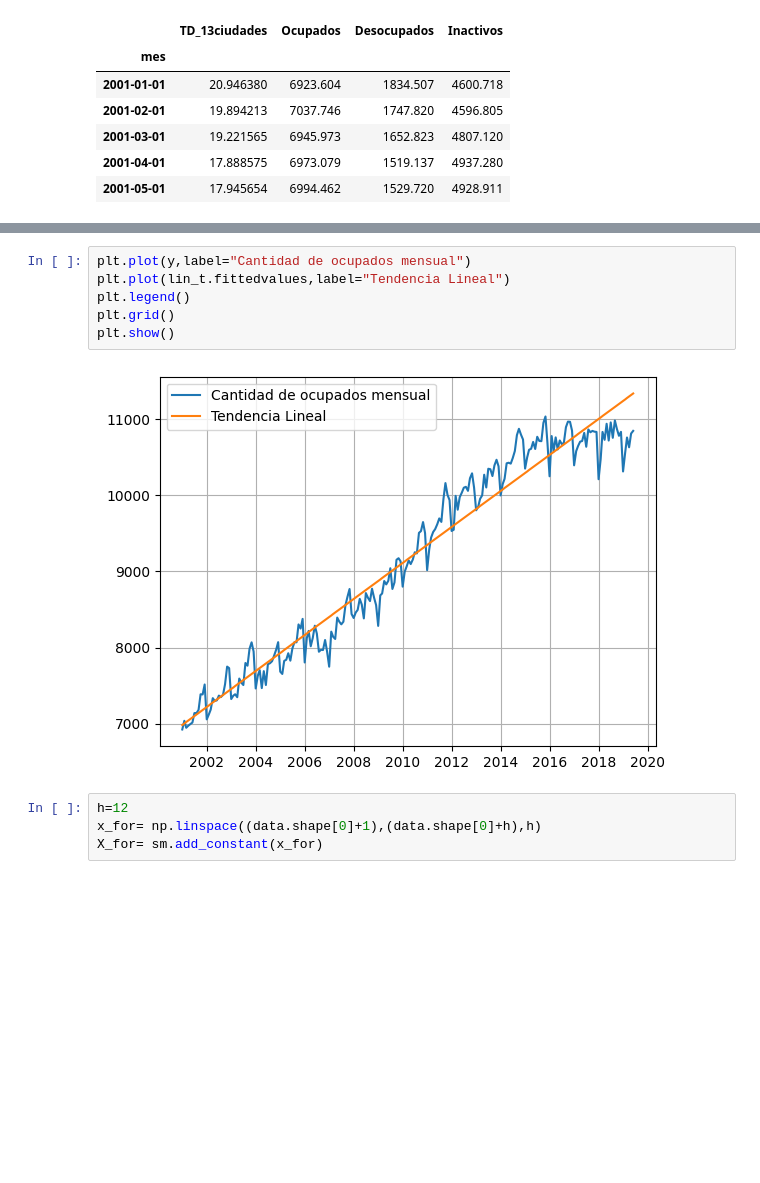
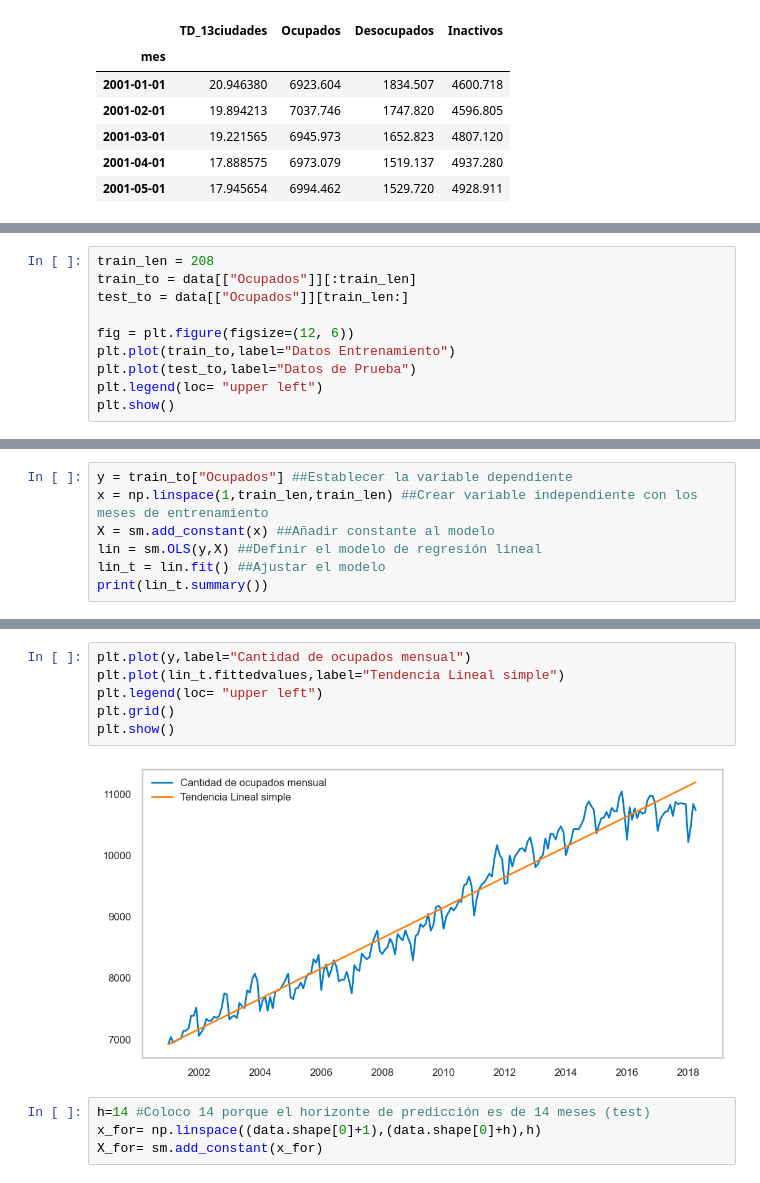
Before and after one commit to DarkLord0404/AAIII, a Jupyter notebook: Taller 2/Taller2.ipynb, the cells around one changed output, grey strips where cells are left out. Saved outputs shown, nothing was run; the diff lists cells and outputs as text; blank space fills up the shorter version.

Commit message:
Subo notebook con trabajo completo, además texto del informe y excel con modelo de las tablas

```diff
--- a/Taller 2/Taller2.ipynb
+++ b/Taller 2/Taller2.ipynb
@@ -53,0 +75,10 @@ Notes:
+# %%
+train_len = 208
+train_to = data[["Ocupados"]][:train_len]
+test_to = data[["Ocupados"]][train_len:]
+
+fig = plt.figure(figsize=(12, 6))
+plt.plot(train_to,label="Datos Entrenamiento")
+plt.plot(test_to,label="Datos de Prueba")
+plt.legend(loc= "upper left")
+plt.show()
@@ -53,0 +89,7 @@ Notes:
+# %%
+y = train_to["Ocupados"] ##Establecer la variable dependiente
+x = np.linspace(1,train_len,train_len) ##Crear variable independiente con los meses de entrenamiento
+X = sm.add_constant(x) ##Añadir constante al modelo
+lin = sm.OLS(y,X) ##Definir el modelo de regresión lineal
+lin_t = lin.fit() ##Ajustar el modelo
+print(lin_t.summary())
@@ -60,13 +120,13 @@ plt.grid()
 # %%
 plt.plot(y,label="Cantidad de ocupados mensual")
-plt.plot(lin_t.fittedvalues,label="Tendencia Lineal")
-plt.legend()
+plt.plot(lin_t.fittedvalues,label="Tendencia Lineal simple")
+plt.legend(loc= "upper left")
 plt.grid()
 plt.show()
 # %% [output]
-[figure, old version]
+[figure, new version]
 # %%
-h=12
+h=14 #Coloco 14 porque el horizonte de predicción es de 14 meses (test)
 x_for= np.linspace((data.shape[0]+1),(data.shape[0]+h),h)
 X_for= sm.add_constant(x_for)
 # %%
```
Also changed, not shown: parts of 58 cells of this notebook, 3 other files.
